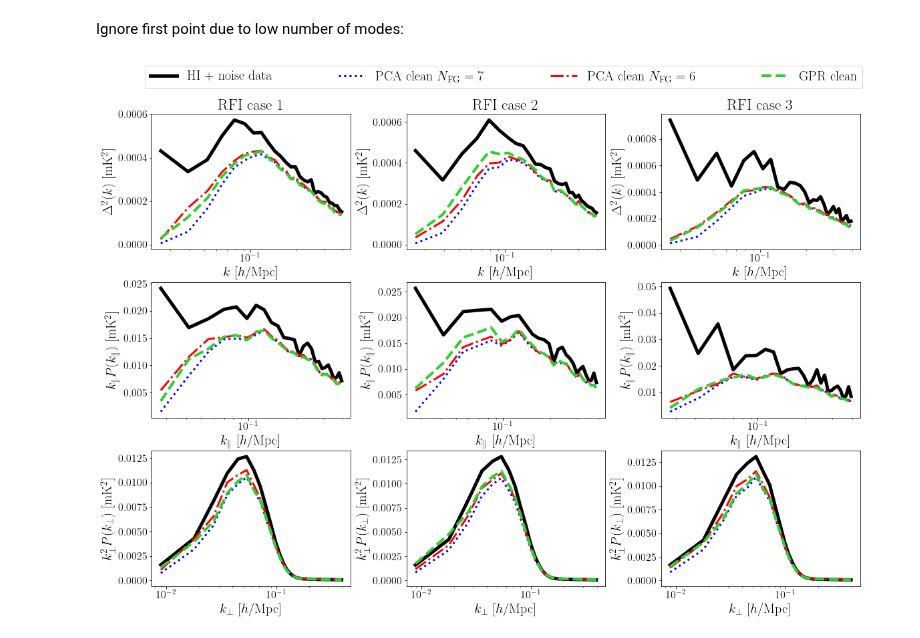
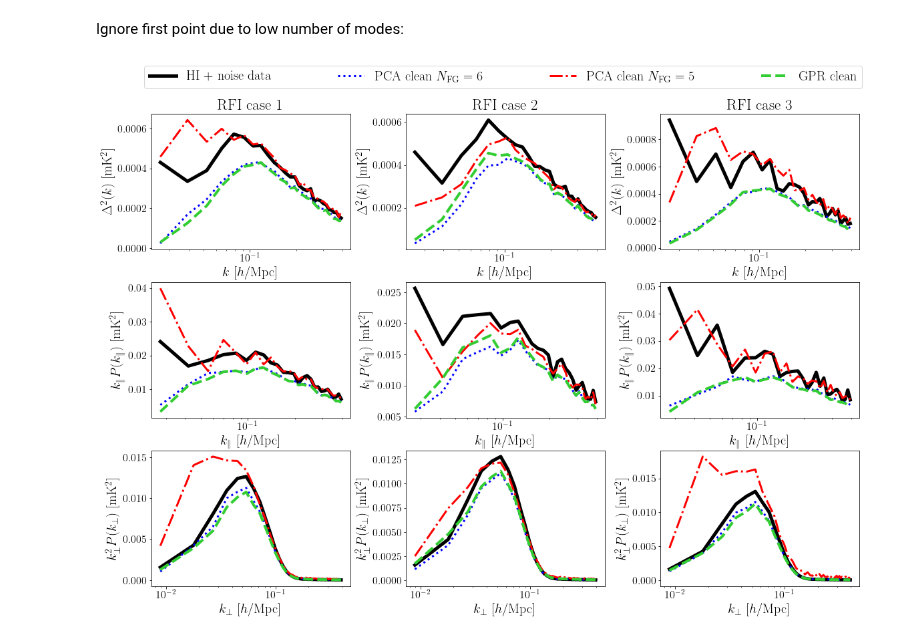
Before and after one commit to paulassoares/gpr4im, a Jupyter notebook: Jupyter Notebooks/Reproducible paper plots/With polarisation (RFI gaps).ipynb, the cells around one changed output. Drawn from its saved outputs; the diff is of its cells as text; code cells hidden in the pictures.

```diff
--- a/Jupyter Notebooks/Reproducible paper plots/With polarisation (RFI gaps).ipynb
+++ b/Jupyter Notebooks/Reproducible paper plots/With polarisation (RFI gaps).ipynb
@@ -178,18 +178,18 @@ HI_pk_para3, nmodespar3 = pk.ParaPk(HI_noise_data_sliced, nx, ny, nz, lx, ly, lz
 HI_pk_perp3, nmodesperp3 = pk.PerpPk(HI_noise_data_sliced, nx, ny, nz, lx, ly, lz, kbins_perp, w, W)
 
 # PCA clean:
+pca_res_5 = fg.PCAclean(FGwpol_HI_noise_data_sliced, N_FG=5)[0]
 pca_res_6 = fg.PCAclean(FGwpol_HI_noise_data_sliced, N_FG=6)[0]
-pca_res_7 = fg.PCAclean(FGwpol_HI_noise_data_sliced, N_FG=7)[0]
+pca_res_5 = np.concatenate([pca_res_5[:, :, 0:57], zeros1, pca_res_5[:, :, 57:114], zeros2,
+                                          pca_res_5[:, :, 114:171]], axis=2)
 pca_res_6 = np.concatenate([pca_res_6[:, :, 0:57], zeros1, pca_res_6[:, :, 57:114], zeros2,
                                           pca_res_6[:, :, 114:171]], axis=2)
-pca_res_7 = np.concatenate([pca_res_7[:, :, 0:57], zeros1, pca_res_7[:, :, 57:114], zeros2,
-                                          pca_res_7[:, :, 114:171]], axis=2)
+PCA5_pk3 = pk.getpk(pca_res_5, w, W, nx, ny, nz, lx, ly, lz, kbins)[0]
+PCA5_pk_para3 = pk.ParaPk(pca_res_5, nx, ny, nz, lx, ly, lz, kbins_par, w, W)[0]
+PCA5_pk_perp3 = pk.PerpPk(pca_res_5, nx, ny, nz, lx, ly, lz, kbins_perp, w, W)[0]
 PCA6_pk3 = pk.getpk(pca_res_6, w, W, nx, ny, nz, lx, ly, lz, kbins)[0]
 PCA6_pk_para3 = pk.ParaPk(pca_res_6, nx, ny, nz, lx, ly, lz, kbins_par, w, W)[0]
 PCA6_pk_perp3 = pk.PerpPk(pca_res_6, nx, ny, nz, lx, ly, lz, kbins_perp, w, W)[0]
-PCA7_pk3 = pk.getpk(pca_res_7, w, W, nx, ny, nz, lx, ly, lz, kbins)[0]
-PCA7_pk_para3 = pk.ParaPk(pca_res_7, nx, ny, nz, lx, ly, lz, kbins_par, w, W)[0]
-PCA7_pk_perp3 = pk.PerpPk(pca_res_7, nx, ny, nz, lx, ly, lz, kbins_perp, w, W)[0]
 
 # GPR clean:
 kern_smooth = GPy.kern.RBF(1, variance = multinest.wpol_rfi3.rbf1_var, lengthscale = multinest.wpol_rfi3.rbf1_len)
@@ -208,22 +208,22 @@ Ignore first point due to low number of modes:
 # %%
 k = k[1:]
 HI_pk1, HI_pk2, HI_pk3 = HI_pk1[1:], HI_pk2[1:], HI_pk3[1:]
-PCA7_pk1, PCA7_pk2, PCA7_pk3 = PCA7_pk1[1:], PCA7_pk2[1:], PCA7_pk3[1:]
 PCA6_pk1, PCA6_pk2, PCA6_pk3 = PCA6_pk1[1:], PCA6_pk2[1:], PCA6_pk3[1:]
+PCA5_pk1, PCA5_pk2, PCA5_pk3 = PCA5_pk1[1:], PCA5_pk2[1:], PCA5_pk3[1:]
 GPR_pk1, GPR_pk2, GPR_pk3 = GPR_pk1[1:], GPR_pk2[1:], GPR_pk3[1:]
 # %%
 kpar = kpar[1:]
 HI_pk_para1, HI_pk_para2, HI_pk_para3 = HI_pk_para1[1:], HI_pk_para2[1:], HI_pk_para3[1:]
 GPR_pk_para1, GPR_pk_para2, GPR_pk_para3 = GPR_pk_para1[1:], GPR_pk_para2[1:], GPR_pk_para3[1:]
-PCA7_pk_para1, PCA7_pk_para2, PCA7_pk_para3 = PCA7_pk_para1[1:], PCA7_pk_para2[1:], PCA7_pk_para3[1:]
 PCA6_pk_para1, PCA6_pk_para2, PCA6_pk_para3 = PCA6_pk_para1[1:], PCA6_pk_para2[1:], PCA6_pk_para3[1:]
+PCA5_pk_para1, PCA5_pk_para2, PCA5_pk_para3 = PCA5_pk_para1[1:], PCA5_pk_para2[1:], PCA5_pk_para3[1:]
 # %%
 fig, ((ax1, ax3, ax5), (ax2, ax4, ax6), (ax7, ax8, ax9)) = plt.subplots(nrows=3, ncols=3, figsize=(19,13))
 fig.subplots_adjust(hspace=0.24, wspace=0.28)
 
 ax1.plot(k, (k*k*k*HI_pk1)/(2*np.pi*np.pi), ls='solid', c='k', lw=5, label = r'HI + noise data')
-ax1.plot(k, (k*k*k*PCA7_pk1)/(2*np.pi*np.pi), ls='dotted',c='b', lw=3)
-ax1.plot(k, (k*k*k*PCA6_pk1)/(2*np.pi*np.pi), ls='dashdot',c='r', lw=3)
+ax1.plot(k, (k*k*k*PCA6_pk1)/(2*np.pi*np.pi), ls='dotted',c='b', lw=3)
+ax1.plot(k, (k*k*k*PCA5_pk1)/(2*np.pi*np.pi), ls='dashdot',c='r', lw=3)
 ax1.plot(k, (k*k*k*GPR_pk1)/(2*np.pi*np.pi), ls='dashed', c='limegreen', lw=4)
 ax1.set_title('RFI case 1', fontsize = 23)
 ax1.set_xscale('log')
@@ -231,16 +231,16 @@ ax1.set_xlabel('$k$ [$h$/Mpc]', fontsize=20)
 ax1.set_ylabel('$\Delta^2 (k)$ [mK$^2$]', fontsize=20)
 
 ax2.plot(kpar, kpar*HI_pk_para1, ls='solid',c='k', lw=5)
-ax2.plot(kpar, kpar*PCA7_pk_para1, ls='dotted',c='b', lw=3)
-ax2.plot(kpar, kpar*PCA6_pk_para1, ls='dashdot',c='r', lw=3)
+ax2.plot(kpar, kpar*PCA6_pk_para1, ls='dotted',c='b', lw=3)
+ax2.plot(kpar, kpar*PCA5_pk_para1, ls='dashdot',c='r', lw=3)
 ax2.plot(kpar, kpar*GPR_pk_para1, ls='dashed', c='limegreen', lw=4)
 ax2.set_xscale('log')
 ax2.set_xlabel('$k_\parallel$ [$h$/Mpc]', fontsize=20)
 ax2.set_ylabel('$k_\parallel P(k_\parallel)$ [mK$^2$]', fontsize=20)
 
 ax3.plot(k, (k*k*k*HI_pk2)/(2*np.pi*np.pi), ls='solid', c='k', lw=5)
-ax3.plot(k, (k*k*k*PCA7_pk2)/(2*np.pi*np.pi), ls='dotted',c='b', lw=3, label = r'PCA clean $N_{\rm FG} = 7$')
-ax3.plot(k, (k*k*k*PCA6_pk2)/(2*np.pi*np.pi), ls='dashdot',c='r', lw=3)
+ax3.plot(k, (k*k*k*PCA6_pk2)/(2*np.pi*np.pi), ls='dotted',c='b', lw=3, label = r'PCA clean $N_{\rm FG} = 6$')
+ax3.plot(k, (k*k*k*PCA5_pk2)/(2*np.pi*np.pi), ls='dashdot',c='r', lw=3)
 ax3.plot(k, (k*k*k*GPR_pk2)/(2*np.pi*np.pi), ls='dashed', c='limegreen', lw=4)
 ax3.set_title('RFI case 2', fontsize = 23)
 ax3.set_xlabel('$k$ [$h$/Mpc]', fontsize=20)
@@ -248,16 +248,16 @@ ax3.set_xscale('log')
 ax3.set_ylabel('$\Delta^2 (k)$ [mK$^2$]', fontsize=20)
 
 ax4.plot(kpar, kpar*HI_pk_para2, ls='solid',c='k', lw=5)
-ax4.plot(kpar, kpar*PCA7_pk_para2, ls='dotted',c='b', lw=3)
-ax4.plot(kpar, kpar*PCA6_pk_para2, ls='dashdot',c='r', lw=3)
+ax4.plot(kpar, kpar*PCA6_pk_para2, ls='dotted',c='b', lw=3)
+ax4.plot(kpar, kpar*PCA5_pk_para2, ls='dashdot',c='r', lw=3)
 ax4.plot(kpar, kpar*GPR_pk_para2, ls='dashed', c='limegreen', lw=4)
 ax4.set_xscale('log')
 ax4.set_xlabel('$k_\parallel$ [$h$/Mpc]', fontsize=20)
 ax4.set_ylabel('$k_\parallel P(k_\parallel)$ [mK$^2$]', fontsize=20)
 
 ax5.plot(k, (k*k*k*HI_pk3)/(2*np.pi*np.pi), ls='solid', c='k', lw=5)
-ax5.plot(k, (k*k*k*PCA7_pk3)/(2*np.pi*np.pi), ls='dotted',c='b', lw=3)
-ax5.plot(k, (k*k*k*PCA6_pk3)/(2*np.pi*np.pi), ls='dashdot',c='r', lw=3, label = r'PCA clean $N_{\rm FG} = 6$')
+ax5.plot(k, (k*k*k*PCA6_pk3)/(2*np.pi*np.pi), ls='dotted',c='b', lw=3)
+ax5.plot(k, (k*k*k*PCA5_pk3)/(2*np.pi*np.pi), ls='dashdot',c='r', lw=3, label = r'PCA clean $N_{\rm FG} = 5$')
 ax5.plot(k, (k*k*k*GPR_pk3)/(2*np.pi*np.pi), ls='dashed', c='limegreen', lw=4, label = r'GPR clean')
 ax5.set_title('RFI case 3', fontsize = 23)
 ax5.set_xlabel('$k$ [$h$/Mpc]', fontsize=20)
@@ -265,39 +265,39 @@ ax5.set_xscale('log')
 ax5.set_ylabel('$\Delta^2 (k)$ [mK$^2$]', fontsize=20)
 
 ax6.plot(kpar, kpar*HI_pk_para3, ls='solid',c='k', lw=5)
-ax6.plot(kpar, kpar*PCA7_pk_para3, ls='dotted',c='b', lw=3)
-ax6.plot(kpar, kpar*PCA6_pk_para3,ls='dashdot',c='r', lw=3)
+ax6.plot(kpar, kpar*PCA6_pk_para3, ls='dotted',c='b', lw=3)
+ax6.plot(kpar, kpar*PCA5_pk_para3,ls='dashdot',c='r', lw=3)
 ax6.plot(kpar, kpar*GPR_pk_para3, ls='dashed', c='limegreen', lw=4)
 ax6.set_xscale('log')
 ax6.set_xlabel('$k_\parallel$ [$h$/Mpc]', fontsize=20)
 ax6.set_ylabel('$k_\parallel P(k_\parallel)$ [mK$^2$]', fontsize=20)
 
 ax7.plot(kperp, kperp*kperp*HI_pk_perp1, ls='solid',c='k', lw=5)
-ax7.plot(kperp, kperp*kperp*PCA7_pk_perp1, ls='dotted',c='b', lw=3)
-ax7.plot(kperp, kperp*kperp*PCA6_pk_perp1, ls='dashdot',c='r', lw=3)
+ax7.plot(kperp, kperp*kperp*PCA6_pk_perp1, ls='dotted',c='b', lw=3)
+ax7.plot(kperp, kperp*kperp*PCA5_pk_perp1, ls='dashdot',c='r', lw=3)
 ax7.plot(kperp, kperp*kperp*GPR_pk_perp1, ls='dashed', c='limegreen', lw=4)
 ax7.set_xscale('log')
 ax7.set_xlabel('$k_\perp$ [$h$/Mpc]', fontsize=20)
 ax7.set_ylabel('$k_\perp^2 P(k_\perp)$ [mK$^2$]', fontsize=20)
 
 ax8.plot(kperp, kperp*kperp*HI_pk_perp2, ls='solid',c='k', lw=5)
-ax8.plot(kperp, kperp*kperp*PCA7_pk_perp2, ls='dotted',c='b', lw=3)
-ax8.plot(kperp, kperp*kperp*PCA6_pk_perp2, ls='dashdot',c='r', lw=3)
+ax8.plot(kperp, kperp*kperp*PCA6_pk_perp2, ls='dotted',c='b', lw=3)
+ax8.plot(kperp, kperp*kperp*PCA5_pk_perp2, ls='dashdot',c='r', lw=3)
 ax8.plot(kperp, kperp*kperp*GPR_pk_perp2, ls='dashed', c='limegreen', lw=4)
 ax8.set_xscale('log')
 ax8.set_xlabel('$k_\perp$ [$h$/Mpc]', fontsize=20)
 ax8.set_ylabel('$k_\perp^2 P(k_\perp)$ [mK$^2$]', fontsize=20)
 
 ax9.plot(kperp, kperp*kperp*HI_pk_perp3, ls='solid',c='k', lw=5)
-ax9.plot(kperp, kperp*kperp*PCA7_pk_perp3, ls='dotted',c='b', lw=3)
-ax9.plot(kperp, kperp*kperp*PCA6_pk_perp3, ls='dashdot',c='r', lw=3)
+ax9.plot(kperp, kperp*kperp*PCA6_pk_perp3, ls='dotted',c='b', lw=3)
+ax9.plot(kperp, kperp*kperp*PCA5_pk_perp3, ls='dashdot',c='r', lw=3)
 ax9.plot(kperp, kperp*kperp*GPR_pk_perp3, ls='dashed', c='limegreen', lw=4)
 ax9.set_xscale('log')
 ax9.set_xlabel('$k_\perp$ [$h$/Mpc]', fontsize=20)
 ax9.set_ylabel('$k_\perp^2 P(k_\perp)$ [mK$^2$]', fontsize=20)
 
 fig.legend(bbox_to_anchor=(0.11, 0.91, 0.8, 0), loc="lower left", mode="expand", ncol=4, fontsize=20)
 
 #plt.savefig('figs/pks_rfi', dpi=300, bbox_inches="tight")
 # %% [output]
-[figure, old version]
+[figure, new version]
```
Also changed, not shown: parts of 2 cells of this notebook, 4 other files.
